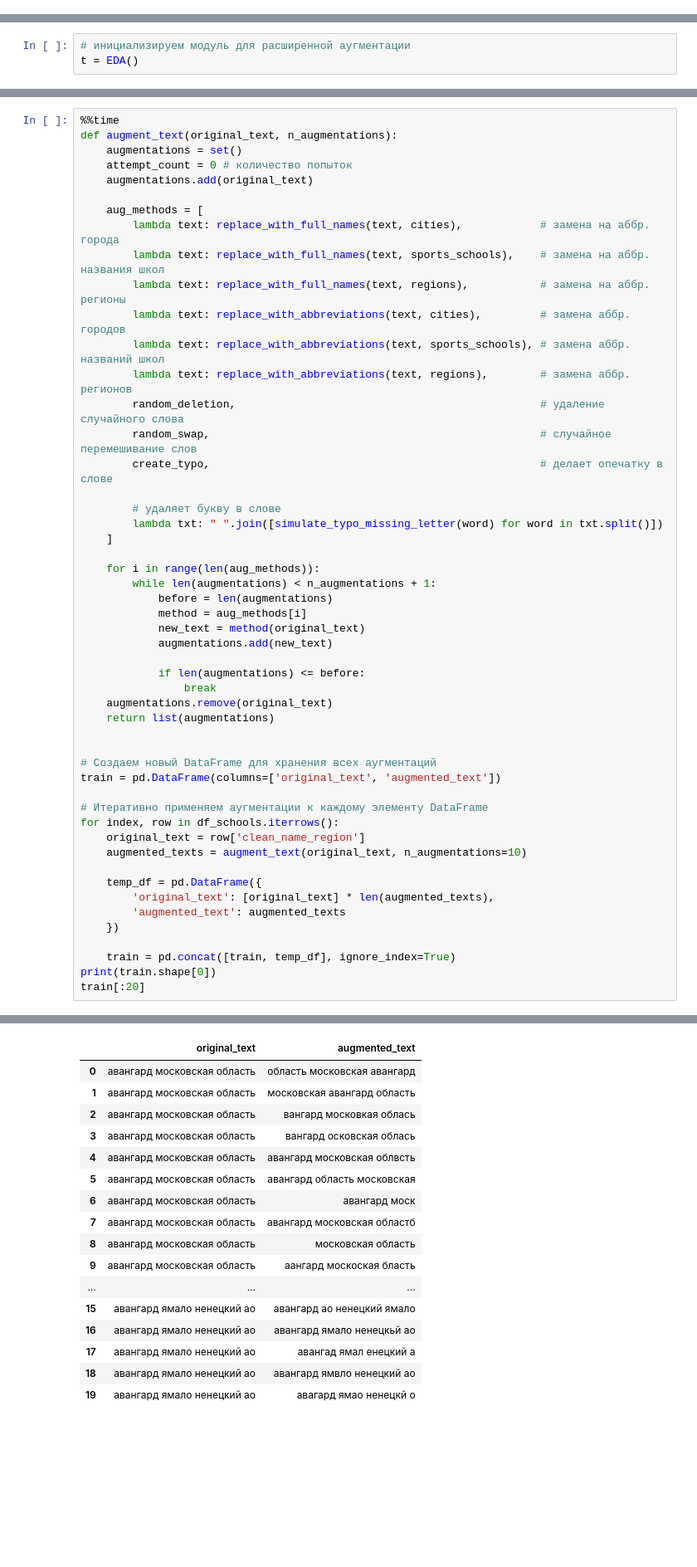
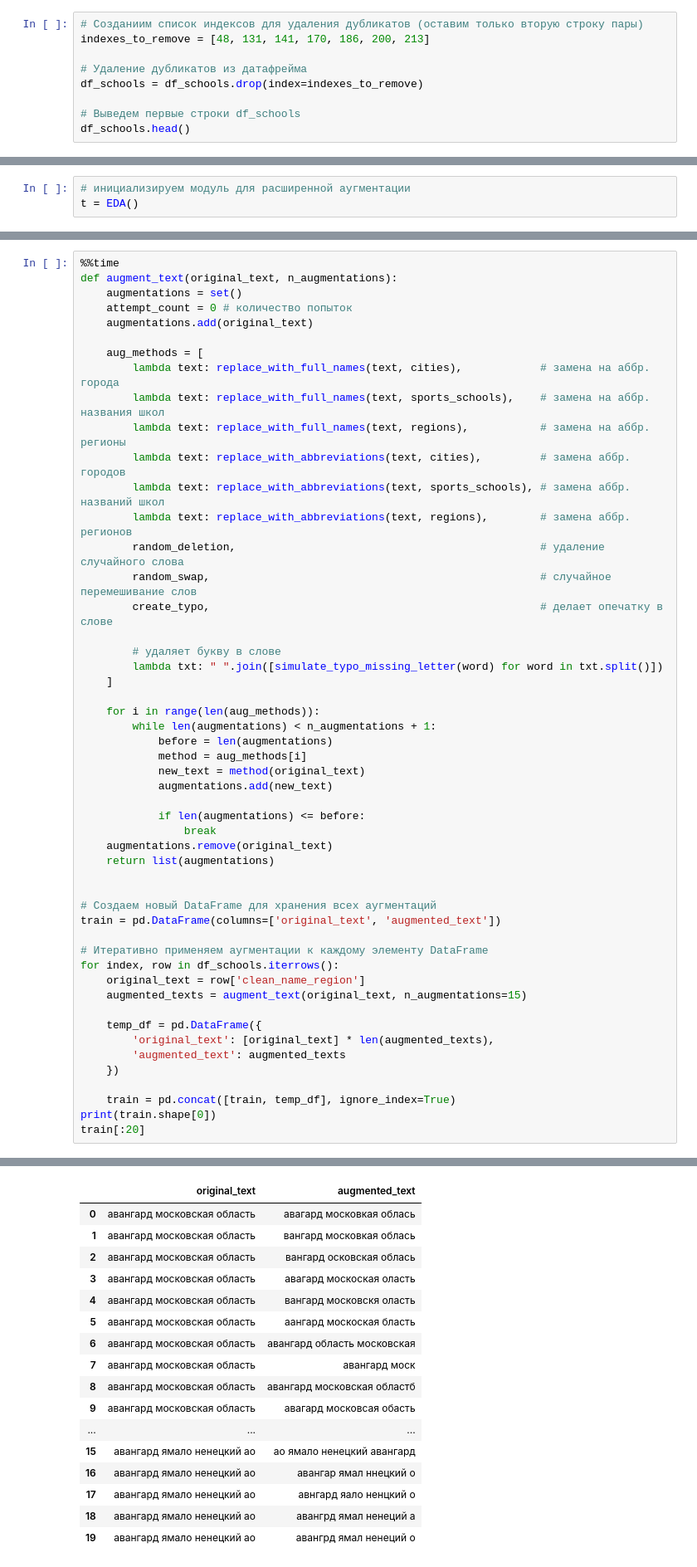
Before and after one commit to AntonS8/Portfolio, a Jupyter notebook: nlp_school_names/nlp_school_names.ipynb, the cells around one changed output, grey strips where cells are left out. Shown: that part at 83% size. Drawn from its saved outputs; the diff is of its cells as text; blank space fills up the shorter version.

```diff
--- a/nlp_school_names/nlp_school_names.ipynb
+++ b/nlp_school_names/nlp_school_names.ipynb
@@ -140,0 +233,9 @@ df_schools.duplicated().sum()
+# %%
+# Созданиим список индексов для удаления дубликатов (оставим только вторую строку пары)
+indexes_to_remove = [48, 131, 141, 170, 186, 200, 213]
+
+# Удаление дубликатов из датафрейма
+df_schools = df_schools.drop(index=indexes_to_remove)
+
+# Выведем первые строки df_schools
+df_schools.head()
@@ -593,7 +778,7 @@ train = pd.DataFrame(columns=['original_text', 'augmented_text'])
 # Итеративно применяем аугментации к каждому элементу DataFrame
 for index, row in df_schools.iterrows():
     original_text = row['clean_name_region']
-    augmented_texts = augment_text(original_text, n_augmentations=10)
+    augmented_texts = augment_text(original_text, n_augmentations=15)
 
     temp_df = pd.DataFrame({
         'original_text': [original_text] * len(augmented_texts),
@@ -610,20 +795,20 @@ Wall time: 285 ms
 |  | original_text | augmented_text |
-| 0 | авангард московская область | область московская авангард |
-| 1 | авангард московская область | московская авангард область |
-| 2 | авангард московская область | вангард московкая облась |
-| 3 | авангард московская область | вангард осковская облась |
-| 4 | авангард московская область | авангард московская облвсть |
-| 5 | авангард московская область | авангард область московская |
-| 6 | авангард московская область | авангард моск |
-| 7 | авангард московская область | авангард московская областб |
-| 8 | авангард московская область | московская область |
-| 9 | авангард московская область | аангард москоская бласть |
+| 0 | авангард московская область | авагард московкая облась |
+| 1 | авангард московская область | вангард московкая облась |
+| 2 | авангард московская область | вангард осковская облась |
+| 3 | авангард московская область | авагард москоская оласть |
+| 4 | авангард московская область | вангард московскя оласть |
+| 5 | авангард московская область | аангард москоская бласть |
+| 6 | авангард московская область | авангард область московская |
+| 7 | авангард московская область | авангард моск |
+| 8 | авангард московская область | авангард московская областб |
+| 9 | авангард московская область | авагард московсая обасть |
 | ... | ... | ... |
-| 15 | авангард ямало ненецкий ао | авангард ао ненецкий ямало |
-| 16 | авангард ямало ненецкий ао | авангард ямало ненецкьй ао |
-| 17 | авангард ямало ненецкий ао | авангад ямал енецкий а |
-| 18 | авангард ямало ненецкий ао | авангард ямвло ненецкий ао |
-| 19 | авангард ямало ненецкий ао | авагард ямао ненецкй о |
+| 15 | авангард ямало ненецкий ао | ао ямало ненецкий авангард |
+| 16 | авангард ямало ненецкий ао | авангар ямал ннецкий о |
+| 17 | авангард ямало ненецкий ао | авнгард яало ненцкий о |
+| 18 | авангард ямало ненецкий ао | авангрд ямал ненеций а |
+| 19 | авангард ямало ненецкий ао | авангрд ямал ненеций о |
 # %% [markdown]
 **Итог:**
 
```
Also changed, not shown: parts of 46 cells of this notebook.
